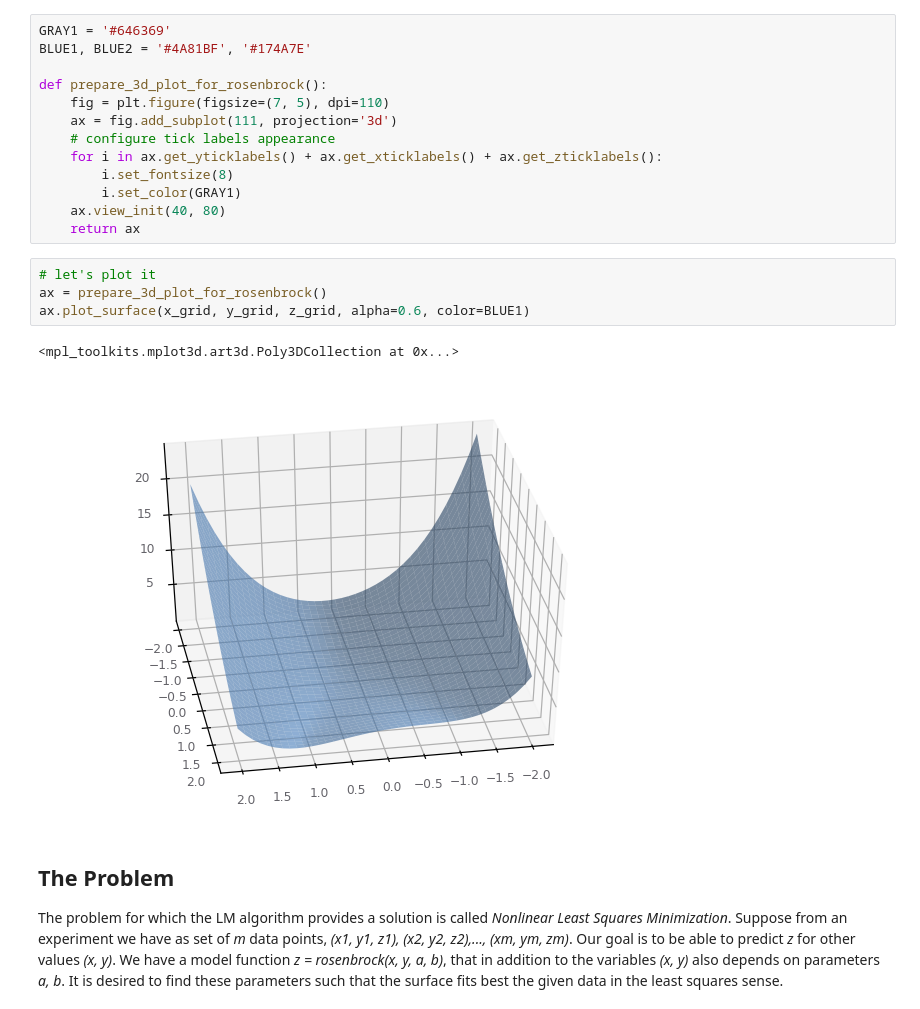
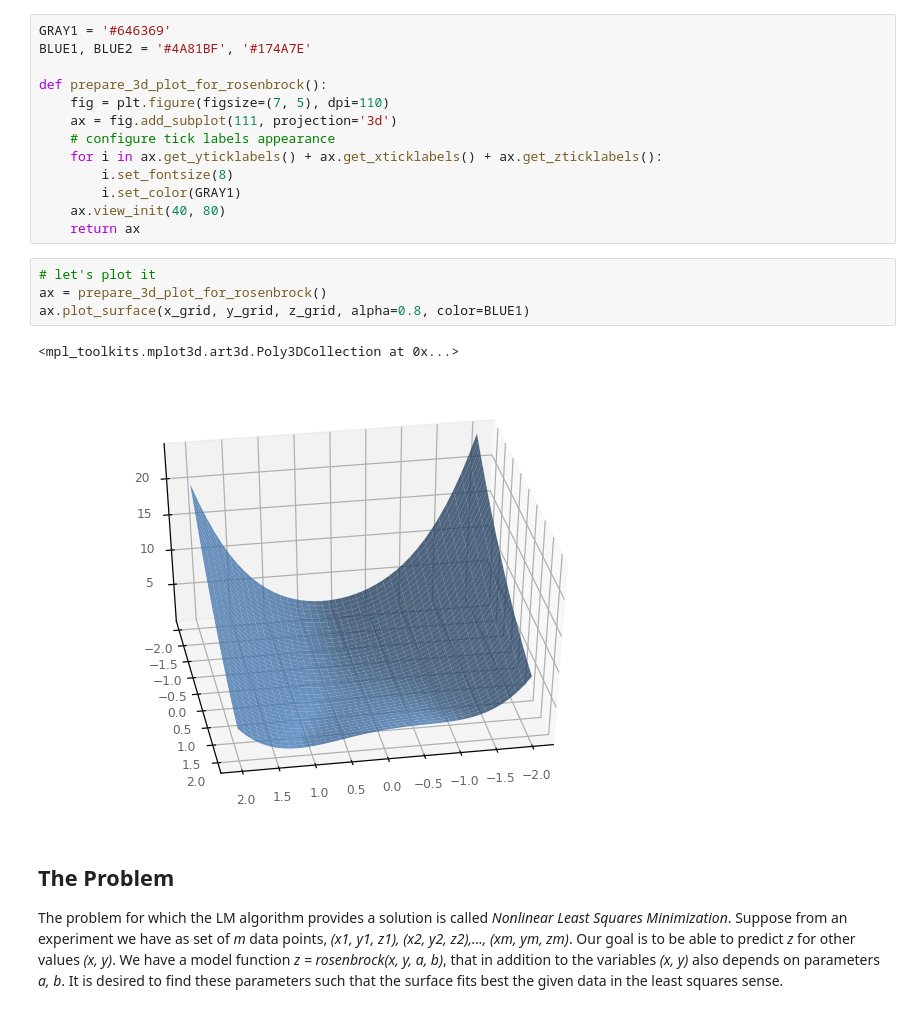
Before and after one commit to empathy87/nn-samples, a Jupyter notebook: tf/[Tutorial] Levenberg-Marquardt.ipynb, the cells around one changed output. Cells and saved outputs as stored; diff of their text form.

```diff
--- a/tf/[Tutorial] Levenberg-Marquardt.ipynb
+++ b/tf/[Tutorial] Levenberg-Marquardt.ipynb
@@ -40,10 +41,10 @@ def prepare_3d_plot_for_rosenbrock():
 # %%
 # let's plot it
 ax = prepare_3d_plot_for_rosenbrock()
-ax.plot_surface(x_grid, y_grid, z_grid, alpha=0.6, color=BLUE1)
+ax.plot_surface(x_grid, y_grid, z_grid, alpha=0.8, color=BLUE1)
 # %% [output]
 <mpl_toolkits.mplot3d.art3d.Poly3DCollection at 0x...>
-[figure, old version]
+[figure, new version]
 # %% [markdown]
 <h2>The Problem</h2>
 The problem for which the LM algorithm provides a solution is called <i>Nonlinear Least Squares Minimization</i>. Suppose from an experiment we have as set of <i>m</i> data points, <i>(x1, y1, z1), (x2, y2, z2),..., (xm, ym, zm)</i>. Our goal is to be able to predict <i>z</i> for other values <i>(x, y)</i>. We have a model function <i>z = rosenbrock(x, y, a, b)</i>, that in addition to the variables <i>(x, y)</i> also depends on parameters <i>a, b</i>. It is desired to find these parameters such that the surface fits best the given data in the least squares sense.
```
Also changed, not shown: parts of 8 cells of this notebook.
